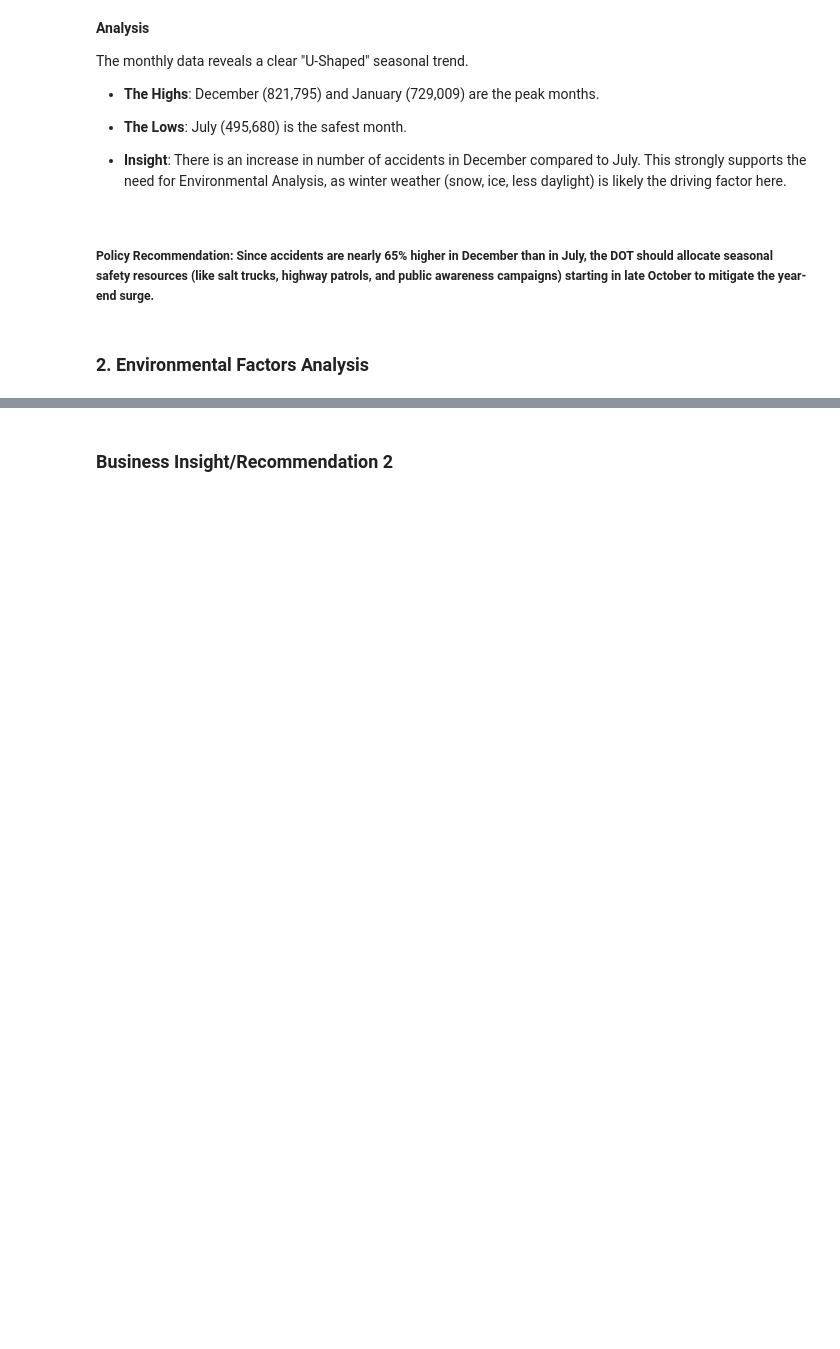
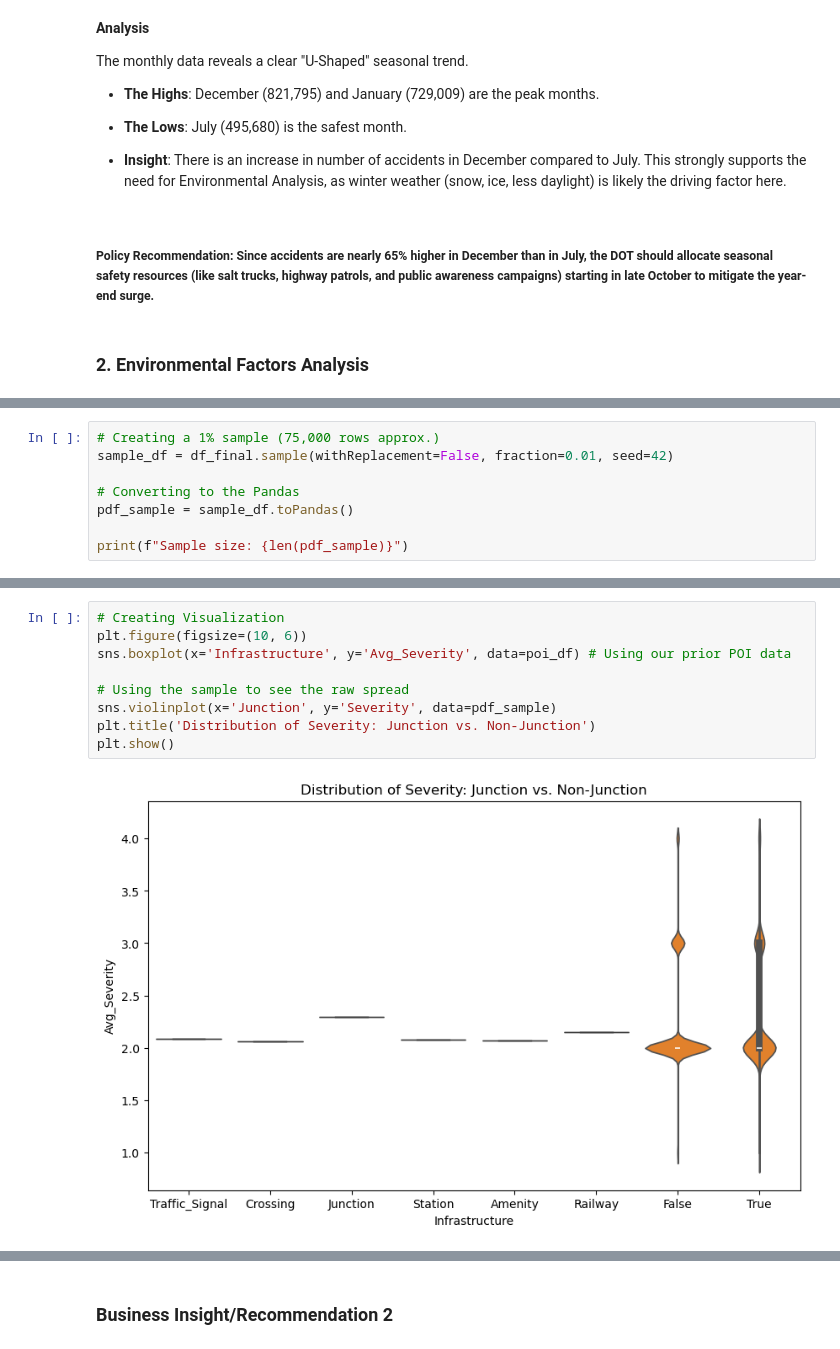
Before and after one commit to AAshishG70/us_traffic_accidents_analysis, a Jupyter notebook: us_traffic_accidents_analysis.ipynb, the cells around one changed output, grey strips where cells are left out. Drawn from its saved outputs; the diff is of its cells as text; blank space fills up the shorter version.

```diff
--- a/us_traffic_accidents_analysis.ipynb
+++ b/us_traffic_accidents_analysis.ipynb
@@ -524,0 +724,8 @@ py4j.protocol.Py4JNetworkError: Error while sending or receiving
+# %%
+# Creating a 1% sample (75,000 rows approx.)
+sample_df = df_final.sample(withReplacement=False, fraction=0.01, seed=42)
+
+# Converting to the Pandas
+pdf_sample = sample_df.toPandas()
+
+print(f"Sample size: {len(pdf_sample)}")
@@ -524,0 +758,11 @@ py4j.protocol.Py4JNetworkError: Error while sending or receiving
+# %%
+# Creating Visualization
+plt.figure(figsize=(10, 6))
+sns.boxplot(x='Infrastructure', y='Avg_Severity', data=poi_df) # Using our prior POI data
+
+# Using the sample to see the raw spread
+sns.violinplot(x='Junction', y='Severity', data=pdf_sample)
+plt.title('Distribution of Severity: Junction vs. Non-Junction')
+plt.show()
+# %% [output]
+[figure, added]
```
Also changed, not shown: parts of 46 cells of this notebook.
